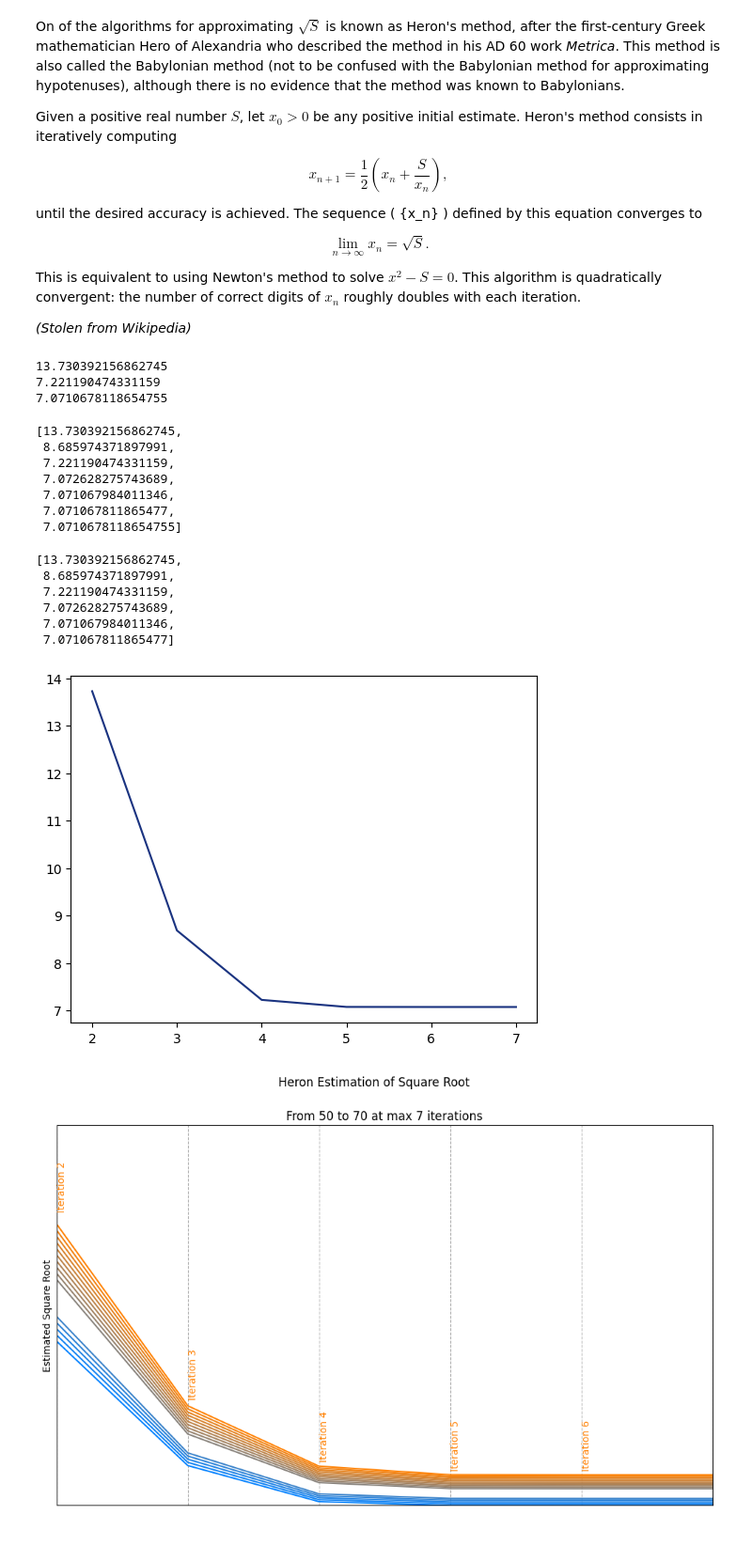
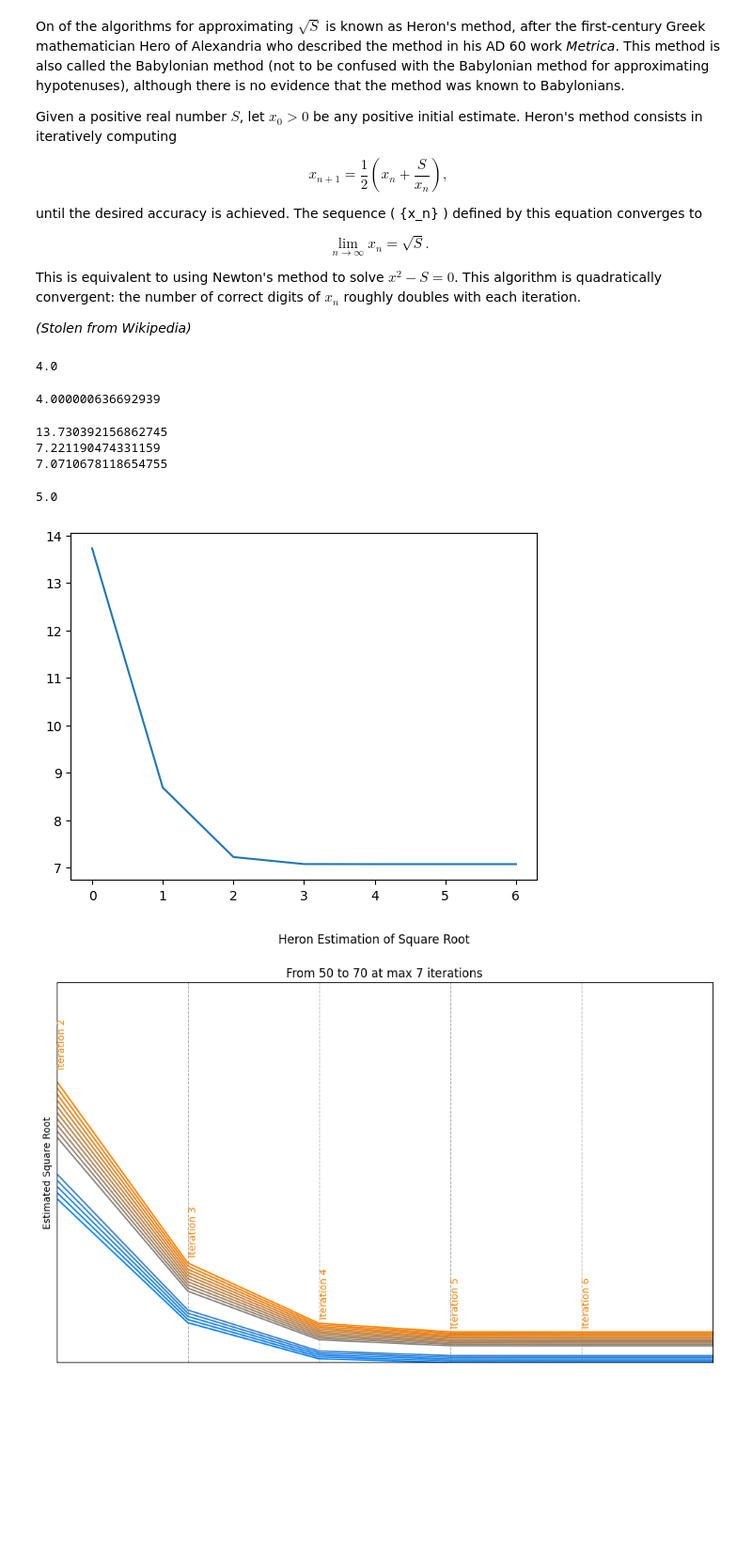
Before and after one commit to Naviden/basic_python_visualization, a Jupyter notebook: Case Study/Case_Study_2_student.ipynb, the cells around one changed output. Shown: that part at 94% size. Cells and saved outputs as stored; diff of their text form; code cells hidden in the pictures; blank space fills up the shorter version.

```diff
--- a/Case Study/Case_Study_2_student.ipynb
+++ b/Case Study/Case_Study_2_student.ipynb
@@ -36,6 +36,14 @@ def heron(n, S, start=1):
     if n == 0:
         return start
     return 0.5 * (heron(n - 1, S, start) + (S / heron(n - 1, S, start)))
+# %%
+16 ** 0.5
+# %% [output]
+4.0
+# %%
+heron(5, 16)
+# %% [output]
+4.000000636692939
 # %%
 print(heron(2, 50))
 print(heron(4, 50))
@@ -44,6 +52,10 @@ print(heron(8, 50))
 13.730392156862745
 7.221190474331159
 7.0710678118654755
+# %%
+heron(7, 25)
+# %% [output]
+5.0
 # %%
 def heron_iteration(S, start, end):
     """
@@ -65,15 +77,10 @@ def heron_iteration(S, start, end):
         res.append(heron(n, S))
     return res
 # %%
-heron_iteration(50, 2, 9)
+plt.plot(heron_iteration(50, 2, 9))
+plt.show()
 # %% [output]
-[13.730392156862745,
- 8.685974371897991,
- 7.221190474331159,
- 7.072628275743689,
- 7.071067984011346,
- 7.071067811865477,
- 7.0710678118654755]
+[figure, added]
 # %%
 def heron_plot(S, start, end, color=(0.1, 0.2, 0.5)):
     """
@@ -94,15 +101,7 @@ def heron_plot(S, start, end, color=(0.1, 0.2, 0.5)):
 
     pass  # replace "pass" with your code
 # %%
-heron_plot(50, 2, 8)
+heron_plot(50, 2, 9)
-# %% [output]
-[13.730392156862745,
- 8.685974371897991,
- 7.221190474331159,
- 7.072628275743689,
- 7.071067984011346,
- 7.071067811865477]
-[figure, removed]
 # %%
 def chain_heron_plot(t_start,
                      t_end,
```
Also changed, not shown: 3 other files.
